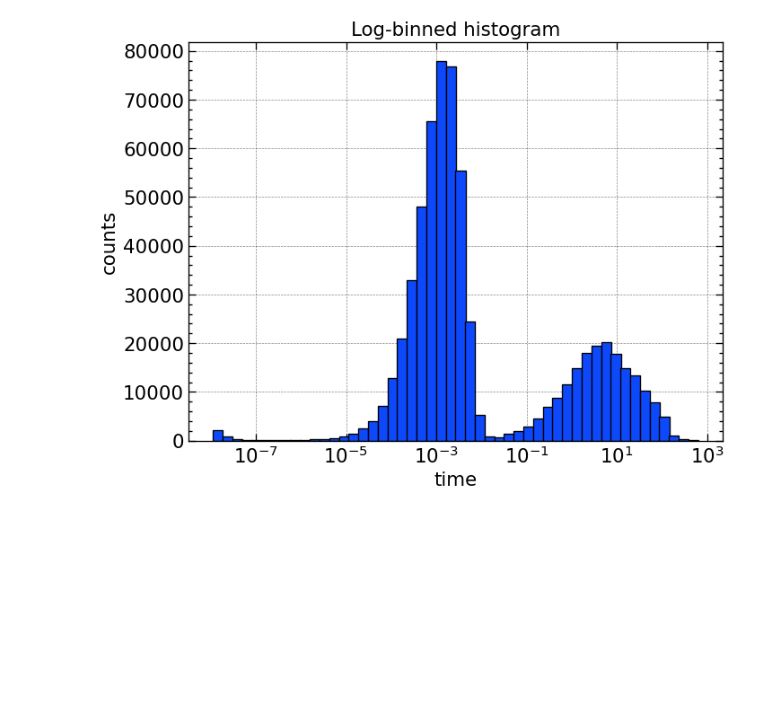
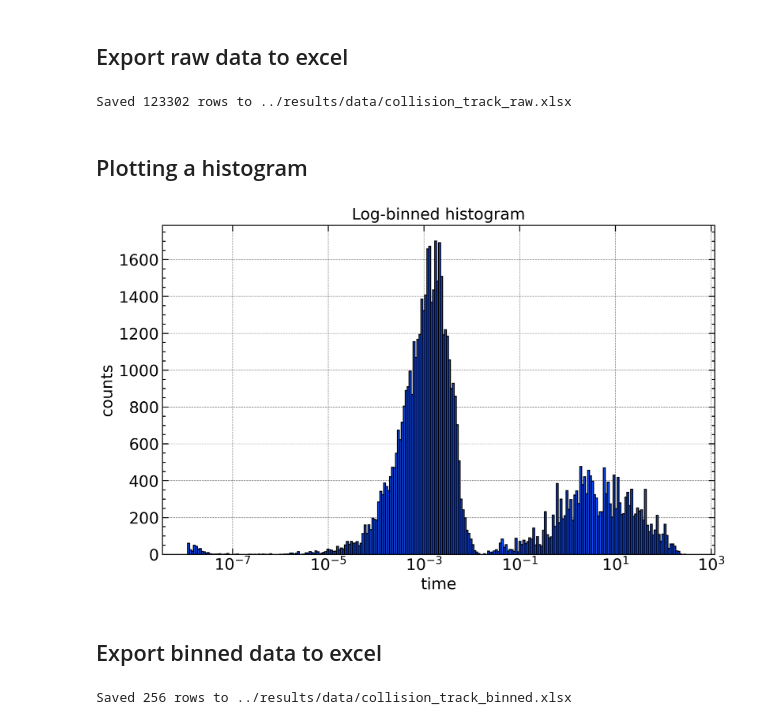
Before and after one commit to itaybnv/openmc-initiation-project, a Jupyter notebook: analysis/simple_collision_track_analysis.ipynb, the cells around one changed output. Saved outputs shown, nothing was run; the diff lists cells and outputs as text; code cells hidden in the pictures; blank space fills up the shorter version.

```diff
--- a/analysis/simple_collision_track_analysis.ipynb
+++ b/analysis/simple_collision_track_analysis.ipynb
@@ -51,9 +57,20 @@ timestamps = np.sort(df["time"].values)
 
 detector1_times = timestamps[df["cell_id"] == 2]
 detector2_times = timestamps[df["cell_id"] == 3]
+# %% [markdown]
+## Export raw data to excel
+# %%
+out_dir = Path("../results/data")
+out_dir.mkdir(parents=True, exist_ok=True)
+
+out_file = out_dir / "collision_track_raw.xlsx"
+df.to_excel(out_file, index=False)
+print(f"Saved {len(df)} rows to {out_file}")
+# %% [output]
+Saved 123302 rows to ../results/data/collision_track_raw.xlsx
+# %% [markdown]
+## Plotting a histogram
 # %%
-# Compute log-spaced histogram bins and counts for detector1_times
-
 # Prepare timestamps: ensure numeric, finite, and strictly positive (log bins require > 0)
 t = np.asarray(detector1_times, dtype=float)
 t = t[np.isfinite(t)]
@@ -61,37 +78,50 @@ t = t[t > 0]
 
 if t.size == 0:
     raise ValueError("No positive timestamps found in detector1_times; cannot compute log bins.")
 
 # Number of log bins (adjust as needed)
-nbins = 50
+nbins = 256
 
 edges = np.logspace(np.log10(t.min()), np.log10(t.max()), nbins + 1)
 
 # Compute histogram counts in log-spaced bins
 counts, edges = np.histogram(t, bins=edges)
-centers = np.sqrt(edges[:-1] * edges[1:])  # geometric mean for log bins
+centers = (edges[:-1] + edges[1:]) / 2
 widths = edges[1:] - edges[:-1]
 
 # Make a DataFrame for easy inspection
 hist_df = pd.DataFrame(
     {
         "count": counts,
         "left": edges[:-1],
         "right": edges[1:],
         "center": centers,
         "width": widths,
     }
 )
 
-hist_df.head()
-
 # Optional: plot the histogram on a log x-axis
-fig, ax = plt.subplots(dpi=96)
+fig, ax = plt.subplots(figsize=(10, 6), dpi=300)
 ax.bar(centers, counts, width=widths, align="center", edgecolor="k")
 ax.set_xscale("log")
 ax.set_xlabel("time")
 ax.set_ylabel("counts")
 ax.set_title("Log-binned histogram")
-plt.show()
+
+out_dir = Path("../results/figures")
+out_dir.mkdir(parents=True, exist_ok=True)
+out_file = out_dir / "simple_collision_track_analysis_log_histogram_detector.png"
+plt.savefig(out_file, bbox_inches="tight")
 # %% [output]
-[figure, old version]
+[figure, new version]
+# %% [markdown]
+## Export binned data to excel
+# %%
+out_dir = Path("../results/data")
+out_dir.mkdir(parents=True, exist_ok=True)
+
+out_file = out_dir / "collision_track_binned.xlsx"
+hist_df.to_excel(out_file, index=False)
+print(f"Saved {len(hist_df)} rows to {out_file}")
+# %% [output]
+Saved 256 rows to ../results/data/collision_track_binned.xlsx
```
Also changed, not shown: parts of 5 cells of this notebook, 1 other file.
